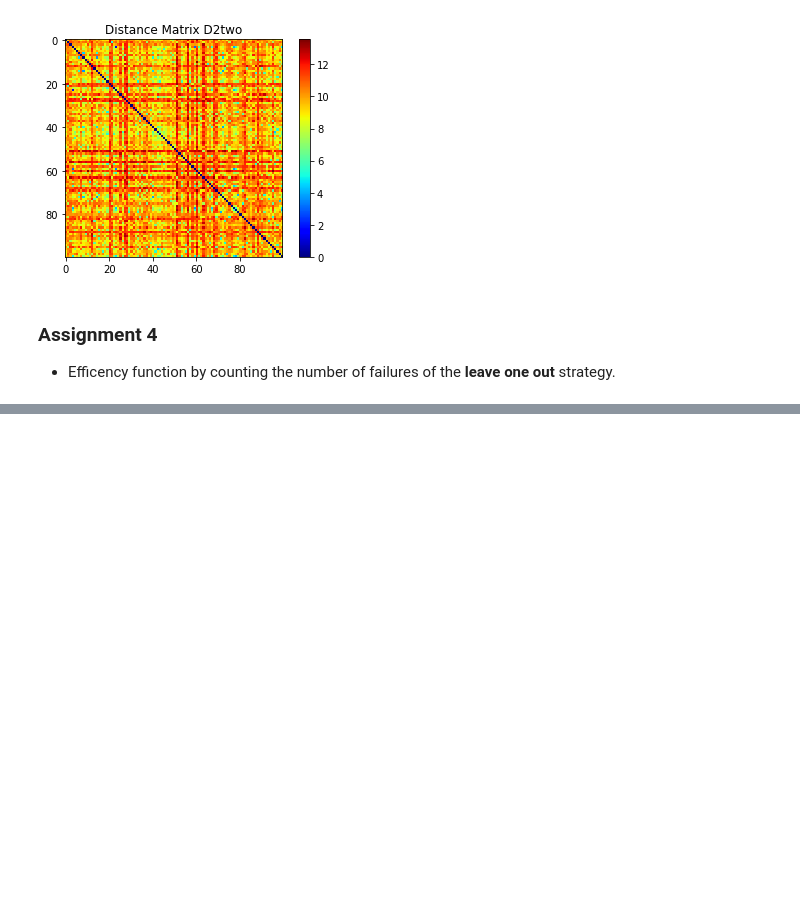
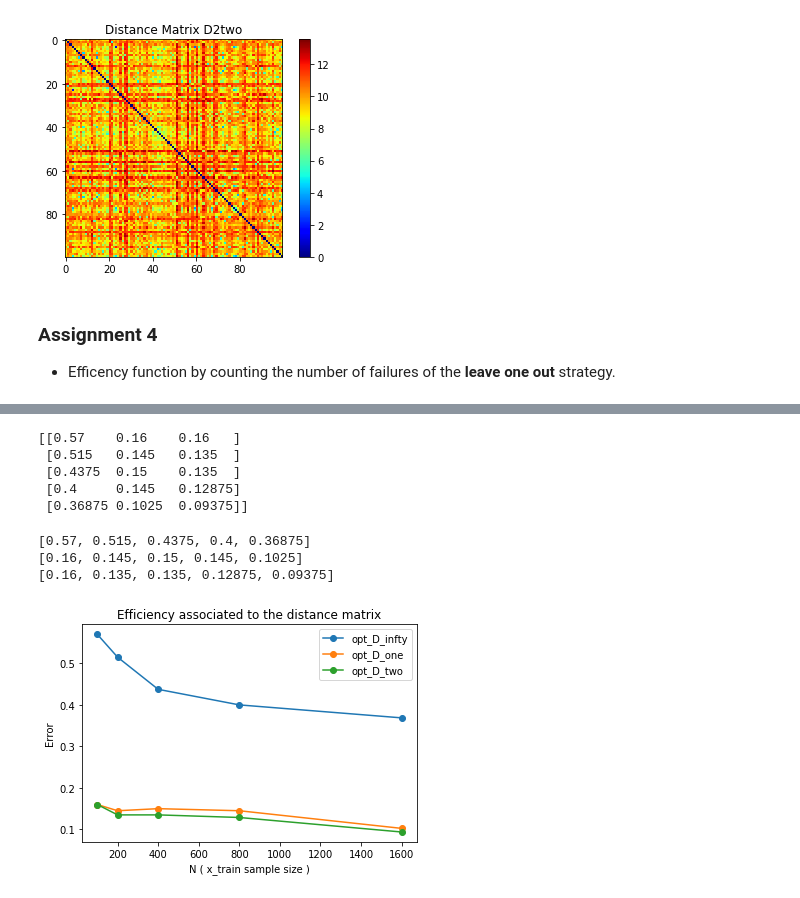
Before and after one commit to fgoliveira87/P1.4_seed, a Jupyter notebook: final_project/complete_solution.ipynb, the cells around one changed output, grey strips where cells are left out. Drawn from its saved outputs; the diff is of its cells as text; code cells hidden in the pictures; blank space fills up the shorter version.

```diff
--- a/final_project/complete_solution.ipynb
+++ b/final_project/complete_solution.ipynb
@@ -424,16 +480,50 @@ Timing efficency function for D1, N = {100,1000,2000}, y_train:
 # %%
 #Assignment 5
 
-E = np.zeros((3))
-i=0
-for k in 100, 200:#, 400, 800, 1600:
+E = np.zeros(15)
+K = np.array([100, 200, 400, 800, 1600])
+i = 0
+
+for k in K:
     D0 = func_dist(k,opt_d_infty,x_train,x_train)
-    E[0] = efficency(D0, k, y_train)
+    E[0+i] = efficency(D0, k, y_train)
     D1 = func_dist(k,opt_d_one,x_train,x_train)
-    E[1] = efficency(D1, k, y_train)
+    E[1+i] = efficency(D1, k, y_train)
     D2 = func_dist(k,opt_d_two,x_train,x_train)
-    E[2] = efficency(D2, k, y_train)
-    print (E)
+    E[2+i] = efficency(D2, k, y_train)
+    i+=3
+
+EE = E.reshape(5,3)
+print(EE)
+# %% [output]
+[[0.57    0.16    0.16   ]
+ [0.515   0.145   0.135  ]
+ [0.4375  0.15    0.135  ]
+ [0.4     0.145   0.12875]
+ [0.36875 0.1025  0.09375]]
+# %%
+y_infty=[E[0+l] for l in range(0,15,3)]
+y_one = [E[1+l] for l in range(0,15,3)]
+y_two = [E[2+l] for l in range(0,15,3)]
+print(y_infty)
+print(y_one)
+print(y_two)
+
+import matplotlib.pyplot as plt
+plt.plot(K, y_infty, '-o')
+plt.plot(K, y_one, '-o')
+plt.plot(K, y_two, '-o')
+#plt.xticks(K)
+plt.legend(('opt_D_infty','opt_D_one','opt_D_two'))
+plt.title('Efficiency associated to the distance matrix')
+plt.ylabel('Error')
+plt.xlabel('N ( x_train sample size )')
+plt.show()
+# %% [output]
+[0.57, 0.515, 0.4375, 0.4, 0.36875]
+[0.16, 0.145, 0.15, 0.145, 0.1025]
+[0.16, 0.135, 0.135, 0.12875, 0.09375]
+[figure, added]
 # %%
 #Assignment 6
 # %%
```
Also changed, not shown: parts of 4 cells of this notebook.
